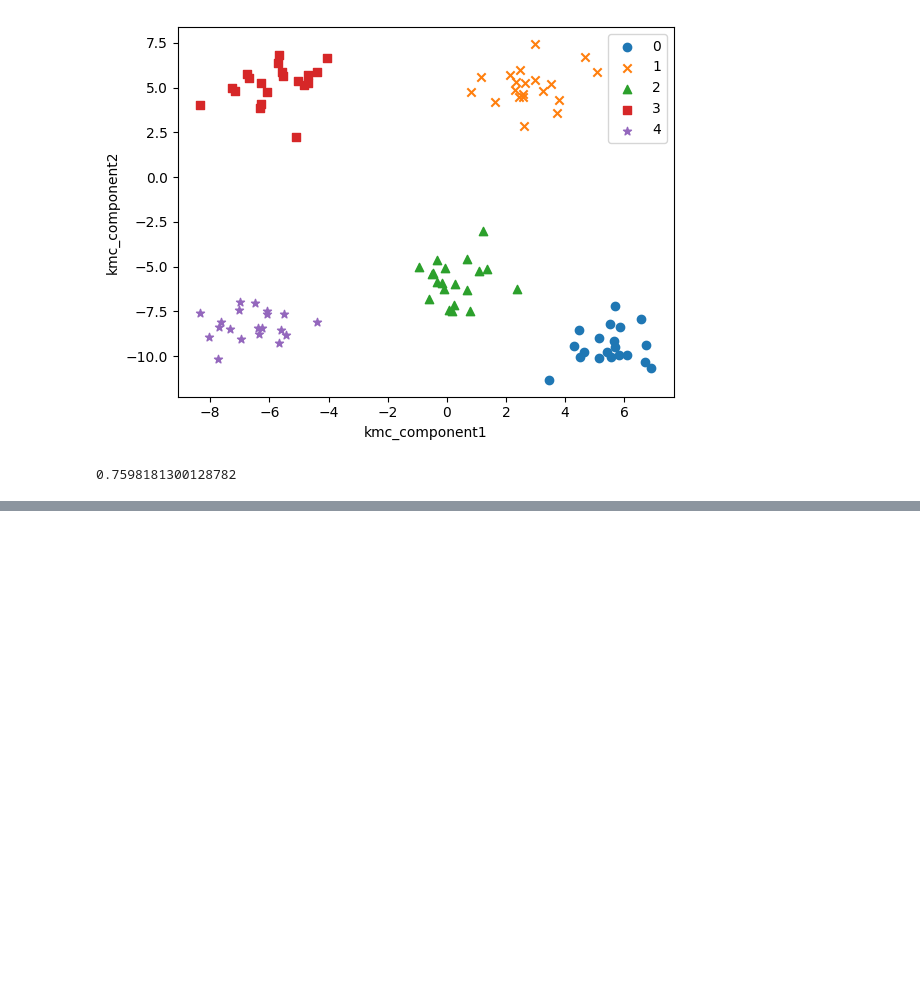
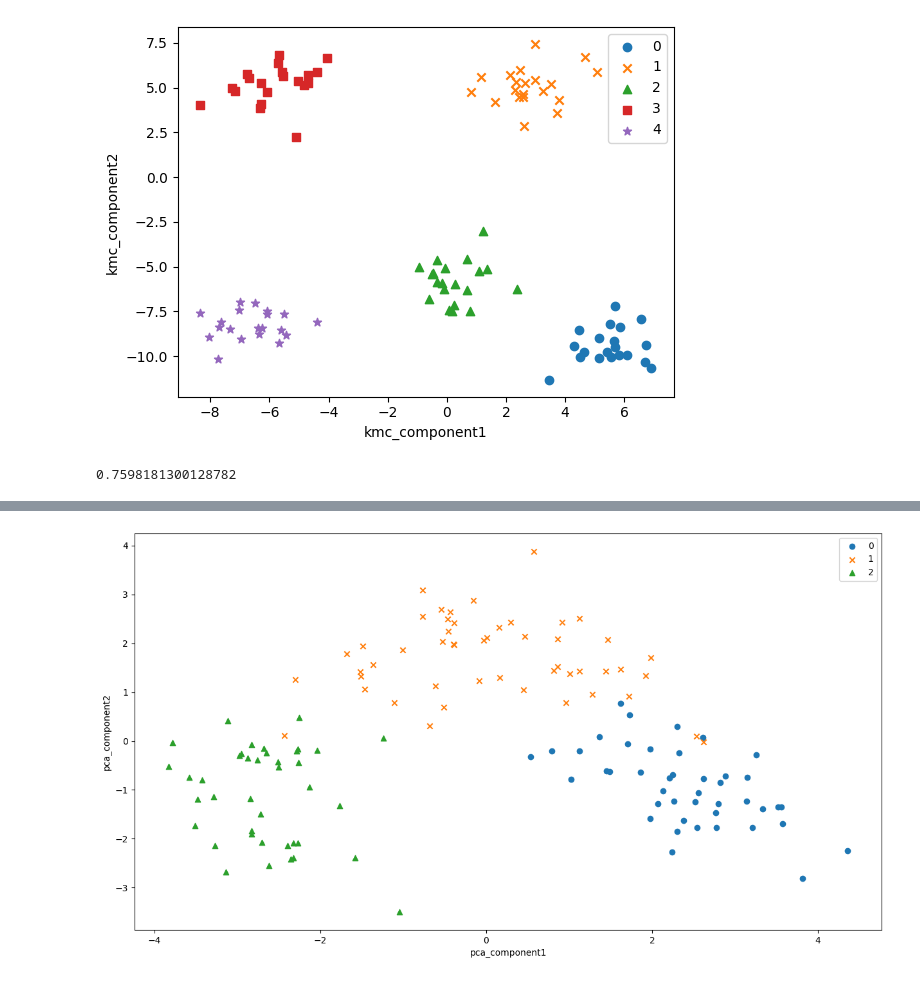
Before and after one commit to seoinhyeok96/python_data_class, a Jupyter notebook: 머신 러닝/머신러닝 3일차.ipynb, the cells around one changed output, grey strips where cells are left out. Cells and saved outputs as stored; diff of their text form; code cells hidden in the pictures; blank space fills up the shorter version.

```diff
--- a/머신 러닝/머신러닝 3일차.ipynb
+++ b/머신 러닝/머신러닝 3일차.ipynb
@@ -771,0 +878,35 @@ print(sil_score)
+# %%
+# 라벨 적용 PCA 플랏
+df = X_tn_pca_df
+df_0 = df[df['target']==0]
+df_1 = df[df['target']==1]
+df_2 = df[df['target']==2]
+
+X_11 = df_0['pca_comp1']
+X_12 = df_1['pca_comp1']
+X_13 = df_2['pca_comp1']
+
+X_21 = df_0['pca_comp2']
+X_22 = df_1['pca_comp2']
+
+target_0 = 0
+target_1 = 1
+target_2 = 2
+X_23 = df_2['pca_comp2']
+
+plt.figure(figsize=(15,8))
+plt.scatter(X_11, X_21,
+            marker='o',
+            label=target_0)
+plt.scatter(X_12, X_22,
+            marker='x',
+            label=target_1)
+plt.scatter(X_13, X_23,
+            marker='^',
+            label=target_2)
+plt.xlabel('pca_component1')
+plt.ylabel('pca_component2')
+plt.legend()
+plt.show()
+# %% [output]
+[figure, added]
```
Also changed, not shown: parts of 44 cells of this notebook.
